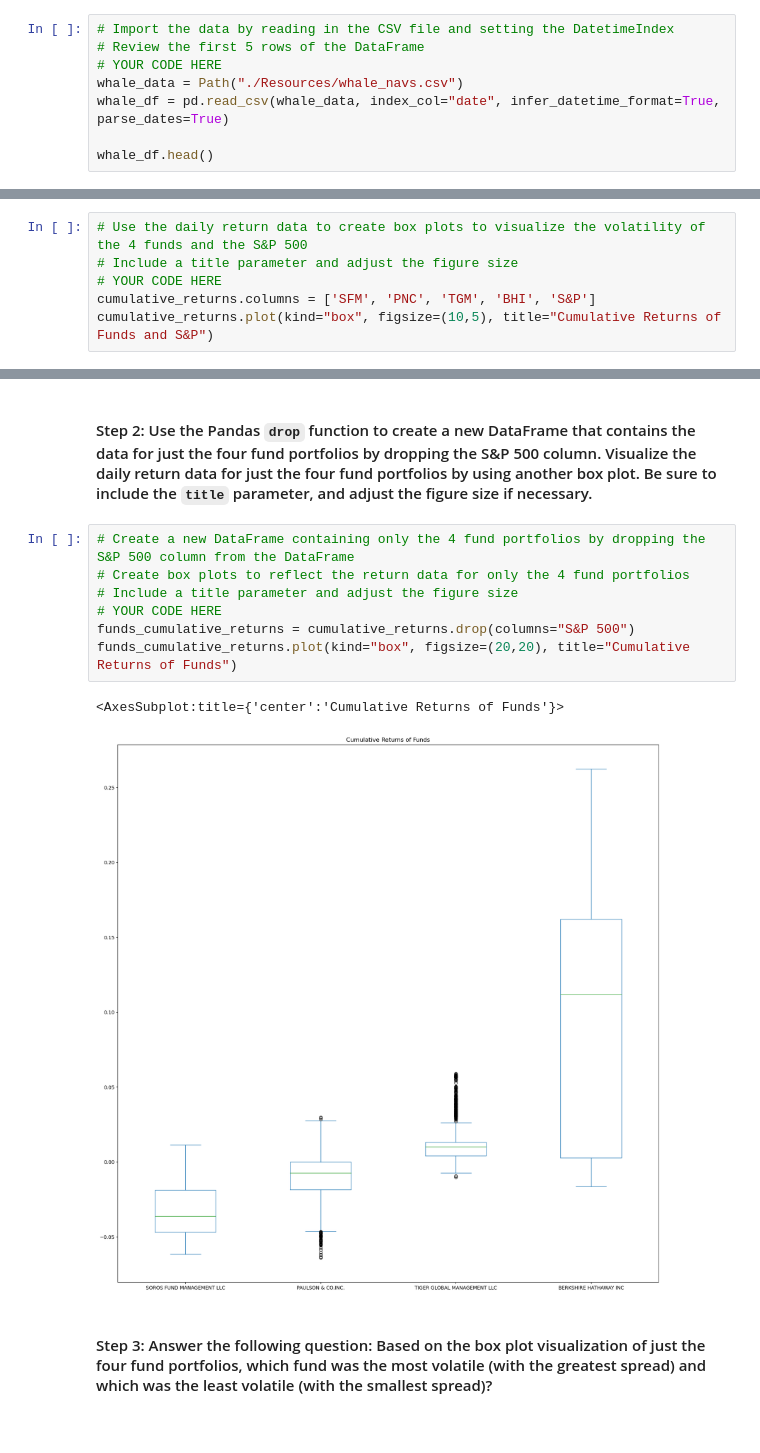
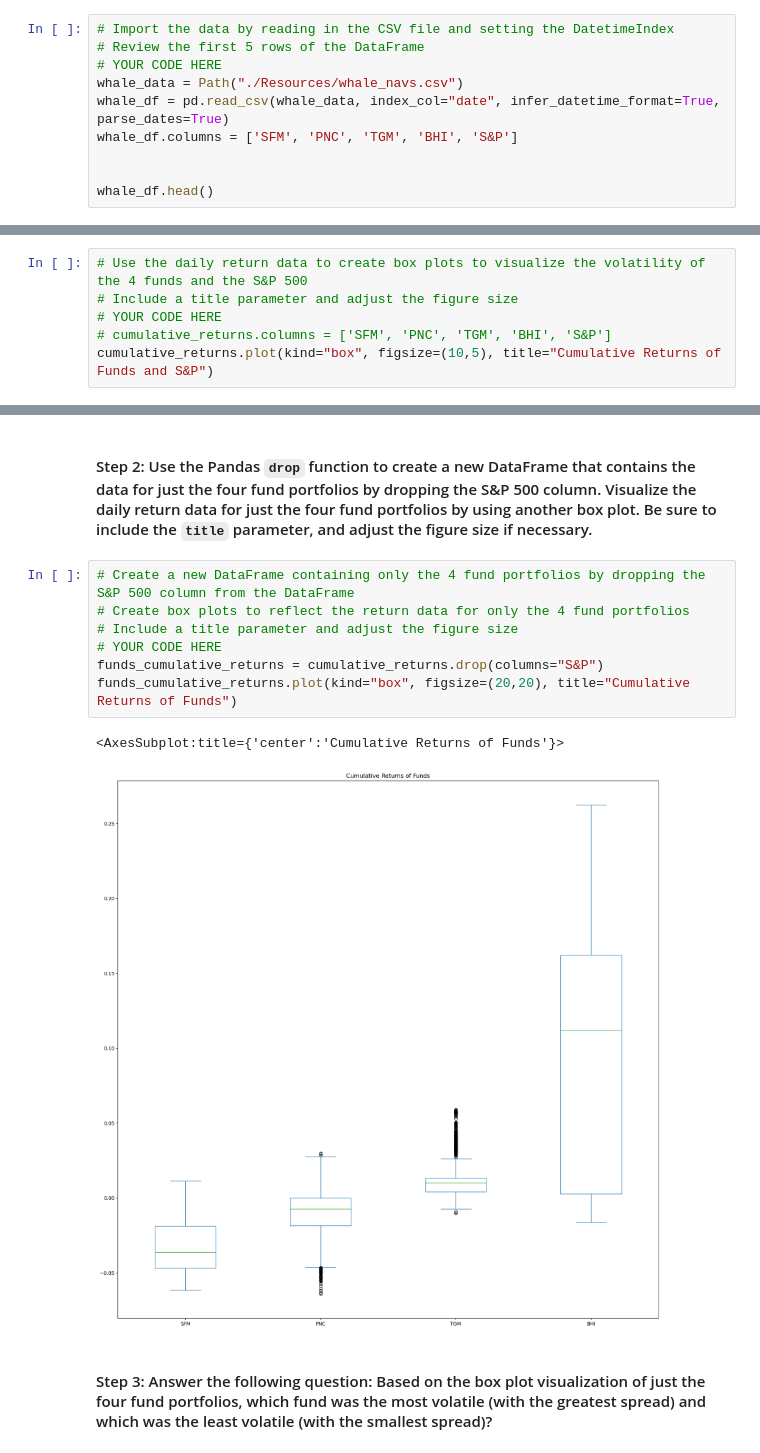
Before and after one commit to yv-i/Module_4_Challenge, a Jupyter notebook: risk_return_analysis.ipynb, the cells around one changed output, grey strips where cells are left out. Cells and saved outputs as stored; diff of their text form.

Commit message:
stuck on graphs

```diff
--- a/risk_return_analysis.ipynb
+++ b/risk_return_analysis.ipynb
@@ -114,6 +114,8 @@ import seaborn as sns
 # YOUR CODE HERE
 whale_data = Path("./Resources/whale_navs.csv")
 whale_df = pd.read_csv(whale_data, index_col="date", infer_datetime_format=True, parse_dates=True)
+whale_df.columns = ['SFM', 'PNC', 'TGM', 'BHI', 'S&P']
+
 
 whale_df.head()
 # %% [output]
@@ -219,7 +219,7 @@ Analyze the volatility of each of the four fund portfolios and of the S&P 500 In
 # Use the daily return data to create box plots to visualize the volatility of the 4 funds and the S&P 500
 # Include a title parameter and adjust the figure size
 # YOUR CODE HERE
-cumulative_returns.columns = ['SFM', 'PNC', 'TGM', 'BHI', 'S&P']
+# cumulative_returns.columns = ['SFM', 'PNC', 'TGM', 'BHI', 'S&P']
 cumulative_returns.plot(kind="box", figsize=(10,5), title="Cumulative Returns of Funds and S&P")
 # %% [output]
 <AxesSubplot:title={'center':'Cumulative Returns of Funds and S&P'}>
@@ -229,13 +229,13 @@ cumulative_returns.plot(kind="box", figsize=(10,5), title="Cumulative Returns of
 # %%
 # Create a new DataFrame containing only the 4 fund portfolios by dropping the S&P 500 column from the DataFrame
 # Create box plots to reflect the return data for only the 4 fund portfolios
 # Include a title parameter and adjust the figure size
 # YOUR CODE HERE
-funds_cumulative_returns = cumulative_returns.drop(columns="S&P 500")
+funds_cumulative_returns = cumulative_returns.drop(columns="S&P")
 funds_cumulative_returns.plot(kind="box", figsize=(20,20), title="Cumulative Returns of Funds")
 # %% [output]
 <AxesSubplot:title={'center':'Cumulative Returns of Funds'}>
-[figure, old version]
+[figure, new version]
 # %% [markdown]
 #### Step 3: Answer the following question: Based on the box plot visualization of just the four fund portfolios, which fund was the most volatile (with the greatest spread) and which was the least volatile (with the smallest spread)?
 # %% [markdown]
```
Also changed, not shown: parts of 26 cells of this notebook.
